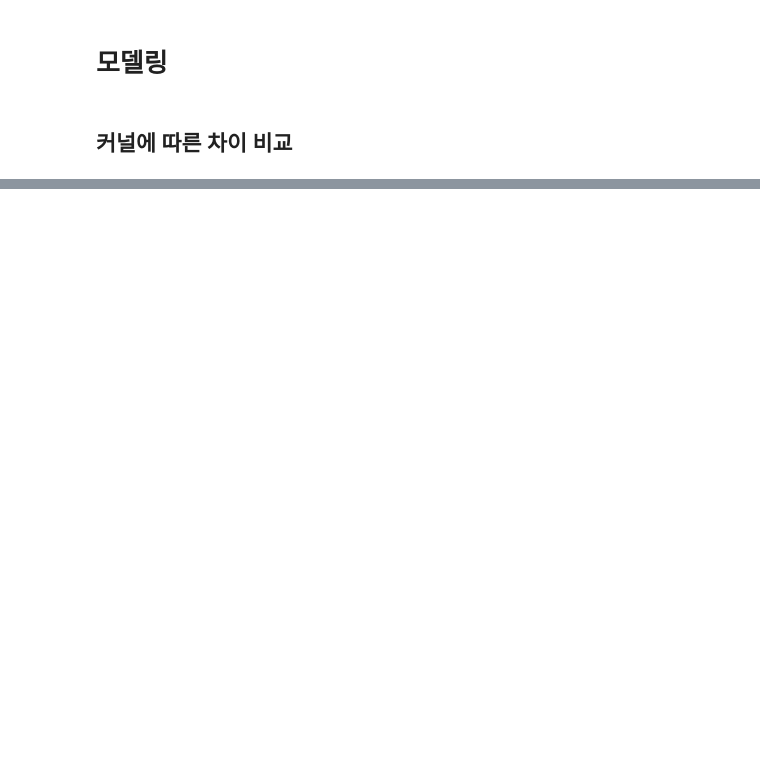
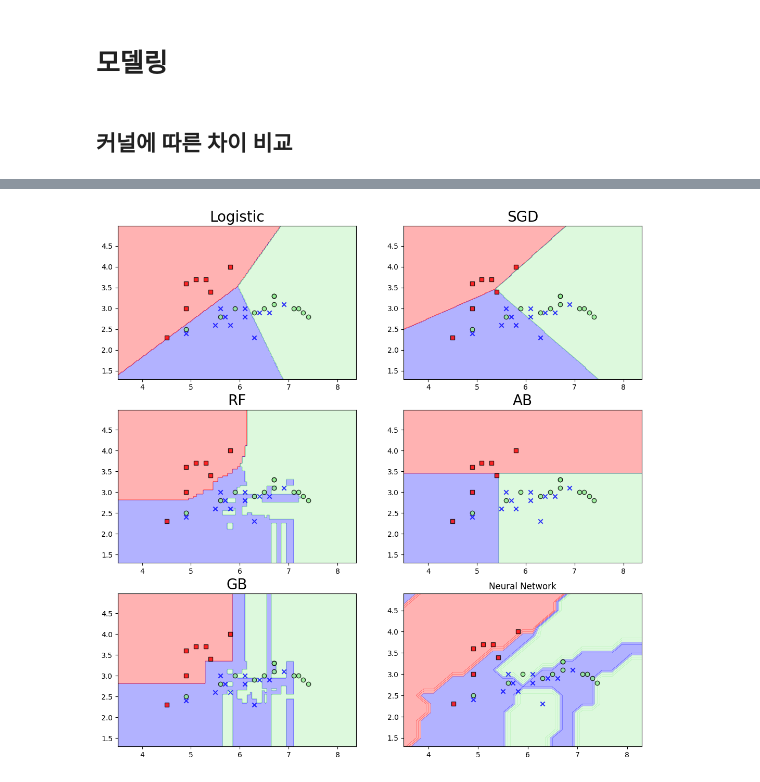
Before and after one commit to crimama/BA, a Jupyter notebook: 2.Kernel-based Learning/SVM/SVM.ipynb, the cells around one changed output, grey strips where cells are left out. Saved outputs shown, nothing was run; the diff lists cells and outputs as text; code cells hidden in the pictures; blank space fills up the shorter version.

```diff
--- a/2.Kernel-based Learning/SVM/SVM.ipynb
+++ b/2.Kernel-based Learning/SVM/SVM.ipynb
@@ -103,5 +120,0 @@ def model_result(kernel,data):
-# %%
-data = (train_x, train_y, test_x, test_y)
-
-for kernel in ['linear','rbf','sigmoid','poly']:
-    model_result(kernel,data)
@@ -256,0 +200,21 @@ weighted avg       0.76      0.73      0.74        30
+# %%
+from sklearn.linear_model import LogisticRegression,SGDClassifier
+from sklearn.ensemble import RandomForestClassifier,AdaBoostClassifier,GradientBoostingClassifier
+
+(X,Y),data = data_preprocess(df)
+(train_x, train_y, test_x, test_y) = data
+fig, ((ax1, ax2),(ax3,ax4),(ax5,ax6)) = plt.subplots(ncols=2,nrows=3,figsize=(13, 13))
+
+metric_list = []
+
+for model_func,model_name,ax in zip([LogisticRegression,SGDClassifier,RandomForestClassifier,AdaBoostClassifier,GradientBoostingClassifier],['Logistic','SGD','RF','AB','GB'],[ax1,ax2,ax3,ax4,ax5]):
+    model = model_func()
+    model.fit(train_x,train_y)
+    y_pred = model.predict(test_x)
+    metric = model_metric(model,test_x,test_y)
+    xx1,xx2,Z = make_decision_boundary(test_x,test_y,model,kernel)
+    plot_decion_boundary(xx1,xx2,Z,ax,test_x,test_y,kernel=model_name)
+
+nn_plot_decision_boundary(test_x,test_y,NN,ax6,'nn')
+# %% [output]
+[figure, added]
```
Also changed, not shown: parts of 9 cells of this notebook.
